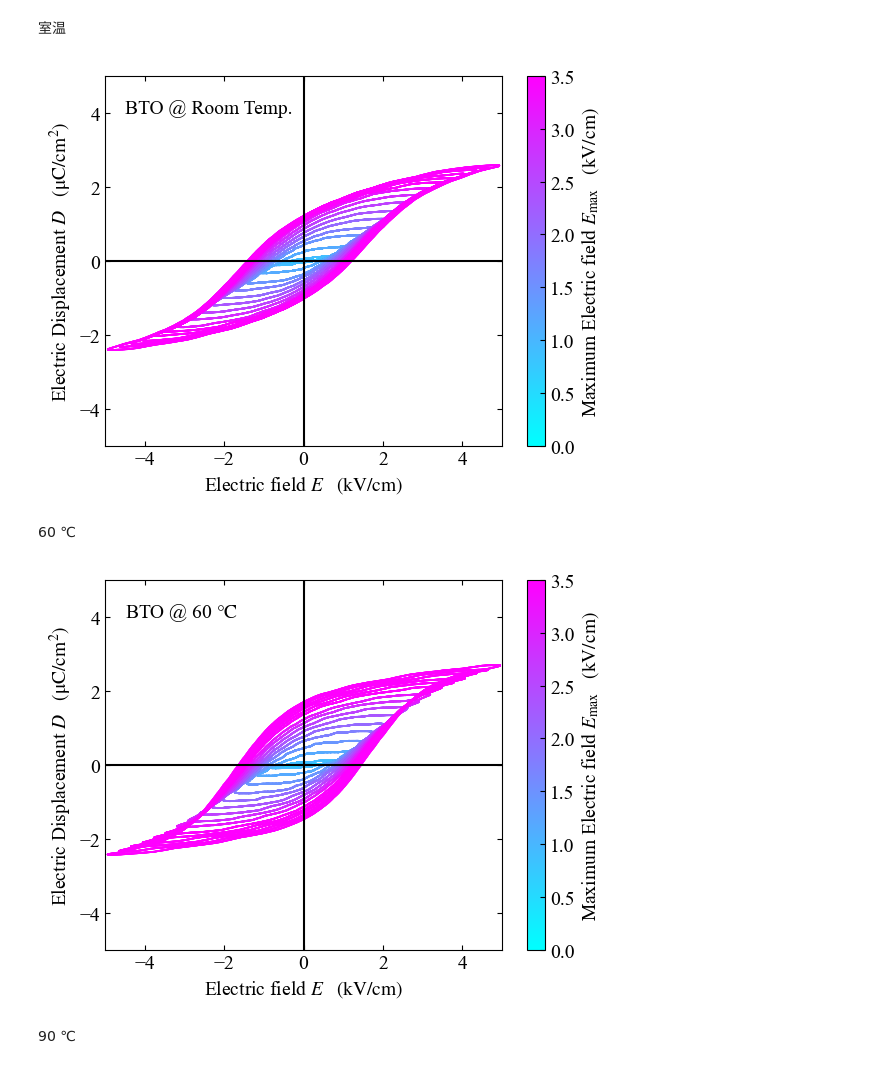
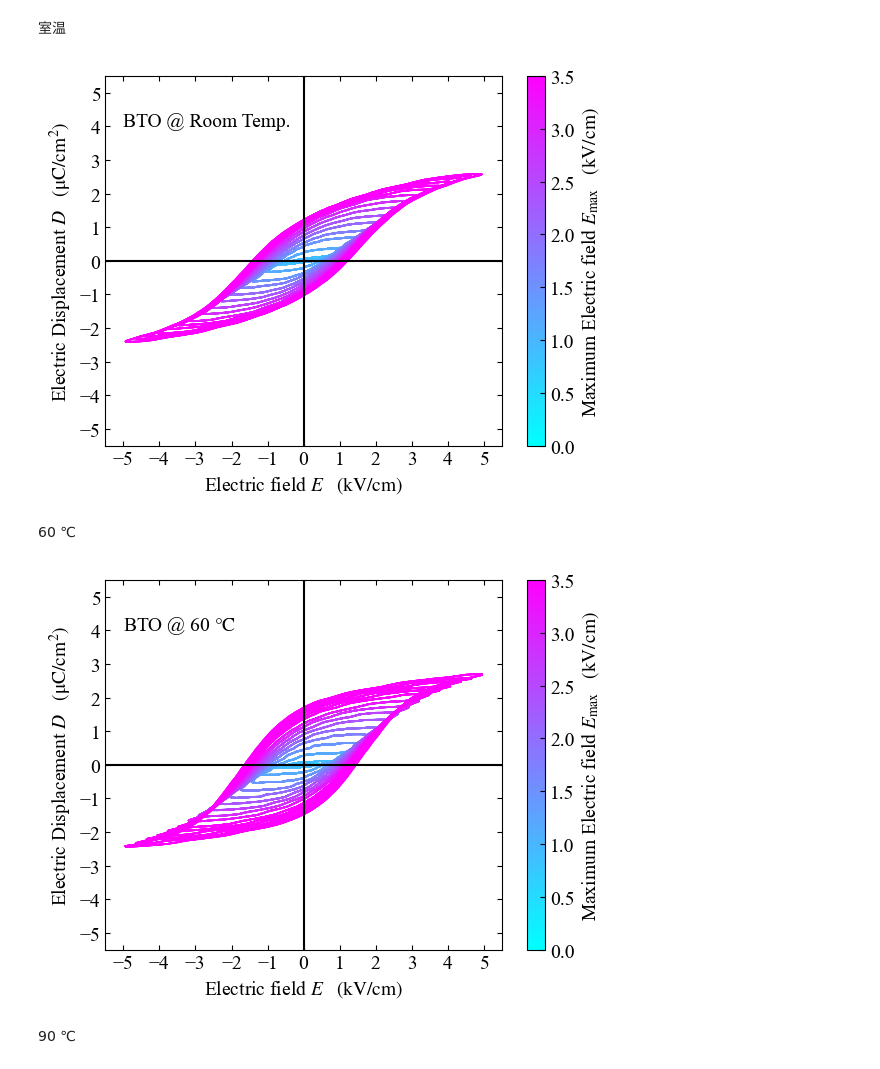
Before and after one commit to xiang-gong3944/----, a Jupyter notebook: 2024_10_04_ヒステリシス/data/2024_10_04_fixedE.ipynb, the cells around one changed output. Cells and saved outputs as stored; diff of their text form; code cells hidden in the pictures.

```diff
--- a/2024_10_04_ヒステリシス/data/2024_10_04_fixedE.ipynb
+++ b/2024_10_04_ヒステリシス/data/2024_10_04_fixedE.ipynb
@@ -569,11 +569,12 @@ plt.rcParams['xtick.direction'] = 'in'
 plt.rcParams['ytick.direction'] = 'in'
 
 # プロットエリアの範囲等の整備
-plt.xlim(-5,5)
-plt.ylim(-5,5)
-# plt.xticks([-3,-2,-1,0,1,2,3])
-plt.hlines([0],-5,5, "black")
-plt.vlines([0],-5,5, "black")
+plt.xlim(-5.5,5.5)
+plt.ylim(-5.5,5.5)
+plt.xticks([-5, -4, -3,-2,-1,0,1,2,3, 4, 5])
+plt.yticks([-5, -4, -3,-2,-1,0,1,2,3, 4, 5])
+plt.hlines([0],-5.5,5.5, "black")
+plt.vlines([0],-5.5,5.5, "black")
 
 # フォントの選択
 plt.rcParams['font.size'] = 14
@@ -593,11 +594,11 @@ for i in range(0,17):
 # カラーバーのラベル
 plt.colorbar(label = "Maximum Electric field $ E_{\mathrm{max}} \quad\mathrm{(kV/cm)}$")
 # その他要素
-plt.text(-4.5, 4, "BTO @ Room Temp.")
+plt.text(-5, 4, "BTO @ Room Temp.")
 
 plt.show()
 # %% [output]
-[figure, old version]
+[figure, new version]
 # %% [markdown]
 60 ℃
 # %%
@@ -605,40 +606,41 @@ plt.show()
 f = plt.figure()
 ax = f.add_subplot(111)
 ax.yaxis.set_ticks_position('both')
 ax.xaxis.set_ticks_position('both')
 plt.rcParams['xtick.direction'] = 'in'
 plt.rcParams['ytick.direction'] = 'in'
 
 # プロットエリアの範囲等の整備
-plt.xlim(-5,5)
-plt.ylim(-5,5)
-# plt.xticks([-3,-2,-1,0,1,2,3])
-plt.hlines([0],-5,5, "black")
-plt.vlines([0],-5,5, "black")
+plt.xlim(-5.5,5.5)
+plt.ylim(-5.5,5.5)
+plt.xticks([-5, -4, -3,-2,-1,0,1,2,3, 4, 5])
+plt.yticks([-5, -4, -3,-2,-1,0,1,2,3, 4, 5])
+plt.hlines([0],-5.5,5.5, "black")
+plt.vlines([0],-5.5,5.5, "black")
 
 # フォントの選択
 plt.rcParams['font.size'] = 14
 plt.rcParams['font.family'] ='Times New Roman'
 plt.rcParams['mathtext.fontset'] = 'stix'
 
 # 軸ラベル
 plt.xlabel("Electric field $ E \quad\mathrm{(kV/cm)}$")
 plt.ylabel("Electric Displacement $ D \quad\mathrm{(\mu C/cm^2)}$ ")
 
 # プロット
 for i in range(17,34):
     EField = np.max(data[i][1][3000:7000])
     EField_list = np.full(10000, EField)
     plt.scatter(data[i][1][3000:7000],data[i][2][3000:7000], c=EField_list[3000:7000], cmap="cool", norm=Normalize(vmin=0, vmax=3.5),  s=0.1)
 
 # カラーバーのラベル
 plt.colorbar(label = "Maximum Electric field $ E_{\mathrm{max}} \quad\mathrm{(kV/cm)}$")
 # その他要素
-plt.text(-4.5, 4, "BTO @ 60 $\mathrm{\degree C}$", backgroundcolor = "white")
+plt.text(-5, 4, "BTO @ 60 $\mathrm{\degree C}$", backgroundcolor = "white")
 
 plt.show()
 # %% [output]
-[figure, old version]
+[figure, new version]
 # %% [markdown]
 90 ℃
 # %%
```
Also changed, not shown: parts of 6 cells of this notebook, 17 other files.
